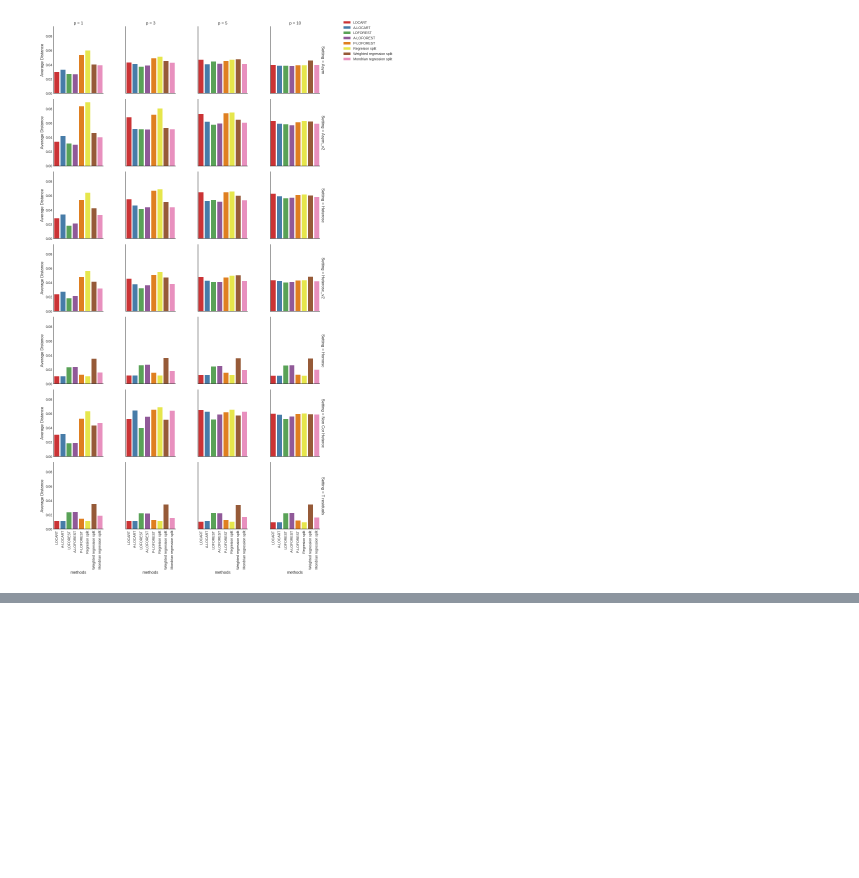
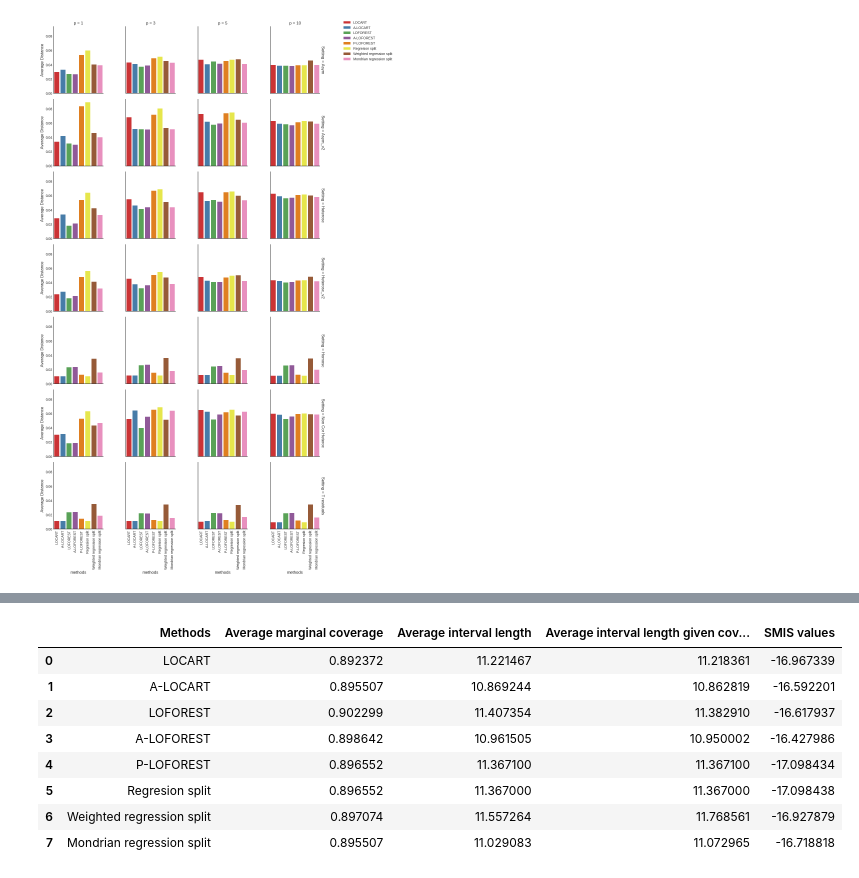
Before and after one commit to Monoxido45/CSI, a Jupyter notebook: experiments/loforest.ipynb, the cells around one changed output, grey strips where cells are left out. Saved outputs shown, nothing was run; the diff lists cells and outputs as text; code cells hidden in the pictures; blank space fills up the shorter version.

```diff
--- a/experiments/loforest.ipynb
+++ b/experiments/loforest.ipynb
@@ -1256,0 +1695,9 @@ array(['LOCART', 'A-LOCART', 'LOFOREST', 'A-LOFOREST', 'P-LOFOREST',
+# %%
+cycle_metrics = obtain_main_metrics_real("cycle",
+                                           random_state = 650,
+                                           test_size = 0.2,
+                                           random_seed = 450,
+                                           sig = 0.1,
+                                           min_samples_leaf = 150,
+                                           K = 50,
+                                           n_estimators = 200)
@@ -1256,0 +1722,12 @@ array(['LOCART', 'A-LOCART', 'LOFOREST', 'A-LOFOREST', 'P-LOFOREST',
+# %%
+cycle_metrics
+# %% [output]
+|  | Methods | Average marginal coverage | Average interval length | Average interval length given cov... | SMIS values |
+| 0 | LOCART | 0.892372 | 11.221467 | 11.218361 | -16.967339 |
+| 1 | A-LOCART | 0.895507 | 10.869244 | 10.862819 | -16.592201 |
+| 2 | LOFOREST | 0.902299 | 11.407354 | 11.382910 | -16.617937 |
+| 3 | A-LOFOREST | 0.898642 | 10.961505 | 10.950002 | -16.427986 |
+| 4 | P-LOFOREST | 0.896552 | 11.367100 | 11.367100 | -17.098434 |
+| 5 | Regresion split | 0.896552 | 11.367000 | 11.367000 | -17.098438 |
+| 6 | Weighted regression split | 0.897074 | 11.557264 | 11.768561 | -16.927879 |
+| 7 | Mondrian regression split | 0.895507 | 11.029083 | 11.072965 | -16.718818 |
```
Also changed, not shown: parts of 25 cells of this notebook, 1 other file.
